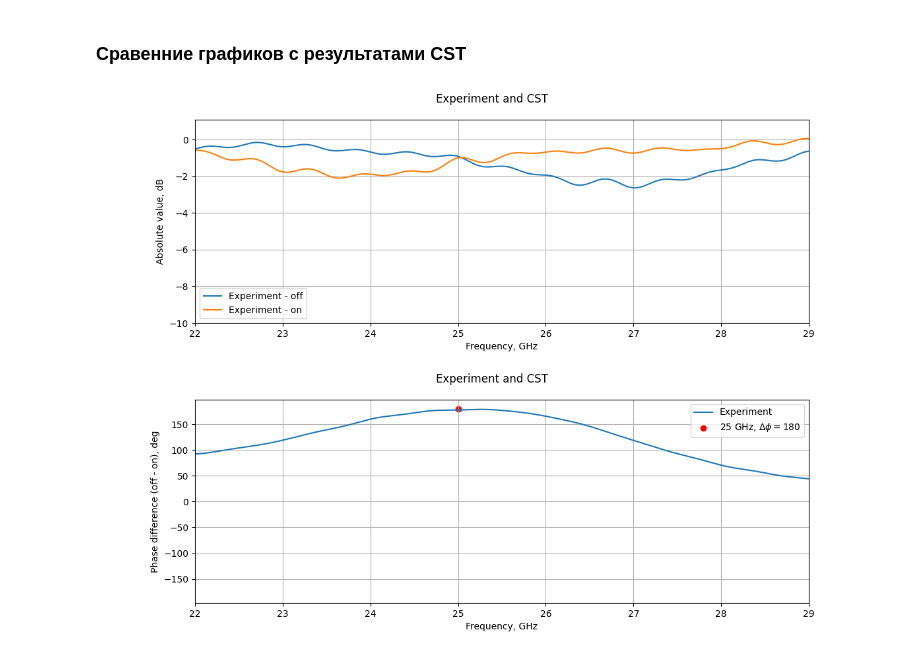
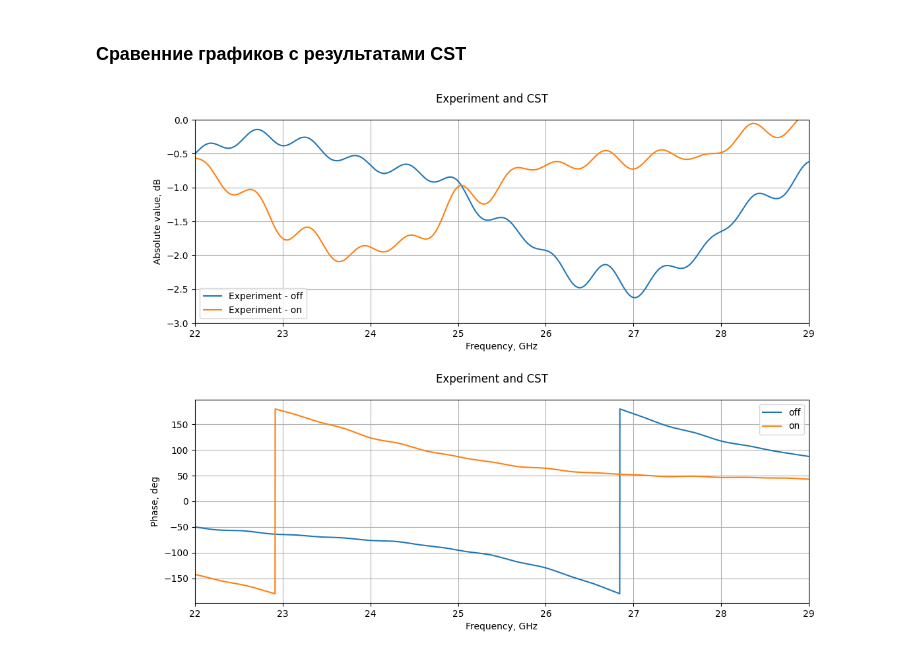
Before and after one commit to isvoropaev02/post_processing_RIS, a Jupyter notebook: 20sept/S11_20sept.ipynb, the cells around one changed output. Saved outputs shown, nothing was run; the diff lists cells and outputs as text; code cells hidden in the pictures.

Commit message:
graph

```diff
--- a/20sept/S11_20sept.ipynb
+++ b/20sept/S11_20sept.ipynb
@@ -211,33 +213,40 @@ cst_Gamma = reflecting_coef_30deg_TE['Sz11']
 # %%
 fig4 = plt.figure(figsize=(12,4))
 
 ax_1 = fig4.add_subplot(111)
 
 ax_1.plot(frequency*1e-9, 20*np.log10(Gamma_off.apply(abs).to_numpy()), label='Experiment - off')
 ax_1.plot(frequency*1e-9, 20*np.log10(Gamma_on.apply(abs).to_numpy()), label='Experiment - on')
+
+# ax_1.plot(frequency*1e-9, 20*np.log10(Gamma_off.apply(abs).to_numpy()), label='No Voltage')
+# ax_1.plot(frequency*1e-9, 20*np.log10(Gamma_on.apply(abs).to_numpy()), label='Inverse voltage')
+
 #ax_1.plot(cst_freq, 20*np.log10(cst_Gamma.apply(abs).to_numpy()), label='Modeling')
 ax_1.set_xlabel("Frequency, GHz")
 ax_1.set_ylabel("Absolute value, dB")
 ax_1.set_xlim(left=22, right=29)
-ax_1.set_ylim(bottom=-10)
+ax_1.set_ylim(bottom=-3, top=0)
 ax_1.legend()
 ax_1.grid()
 
 
 fig4.suptitle('Experiment and CST')
 plt.show()
 # %% [output]
-[figure, old version]
+[figure, new version]
 # %%
 fig4 = plt.figure(figsize=(12,4))
 
 ax_1 = fig4.add_subplot(111)
 
-ax_1.plot(frequency*1e-9, np.degrees(pd.Series(Gamma_off / Gamma_on).apply(cmath.phase).to_numpy()), label='Experiment')
-ax_1.scatter([25], [180], color='r', label = r'25 GHz, $\Delta\phi = 180$')
+#ax_1.plot(frequency*1e-9, np.degrees(pd.Series(Gamma_off / Gamma_on).apply(cmath.phase).to_numpy()), label='Experiment')
+#ax_1.scatter([25], [180], color='r', label = r'25 GHz, $\Delta\phi = 180$')
 #ax_1.plot(cst_freq, np.degrees(cst_Gamma.apply(cmath.phase).to_numpy()), label='Modeling')
+
+ax_1.plot(frequency*1e-9, np.degrees(pd.Series(Gamma_off).apply(cmath.phase).to_numpy()), label='off')
+ax_1.plot(frequency*1e-9, np.degrees(pd.Series(Gamma_on).apply(cmath.phase).to_numpy()), label='on')
 ax_1.set_xlabel("Frequency, GHz")
-ax_1.set_ylabel("Phase difference (off - on), deg")
+ax_1.set_ylabel("Phase, deg")
 ax_1.set_xlim(left=22, right=29)
 ax_1.legend()
 ax_1.grid()
@@ -246,4 +255,4 @@ ax_1.grid()
 fig4.suptitle('Experiment and CST')
 plt.show()
 # %% [output]
-[figure, old version]
+[figure, new version]
```
Also changed, not shown: parts of 1 cell of this notebook.
